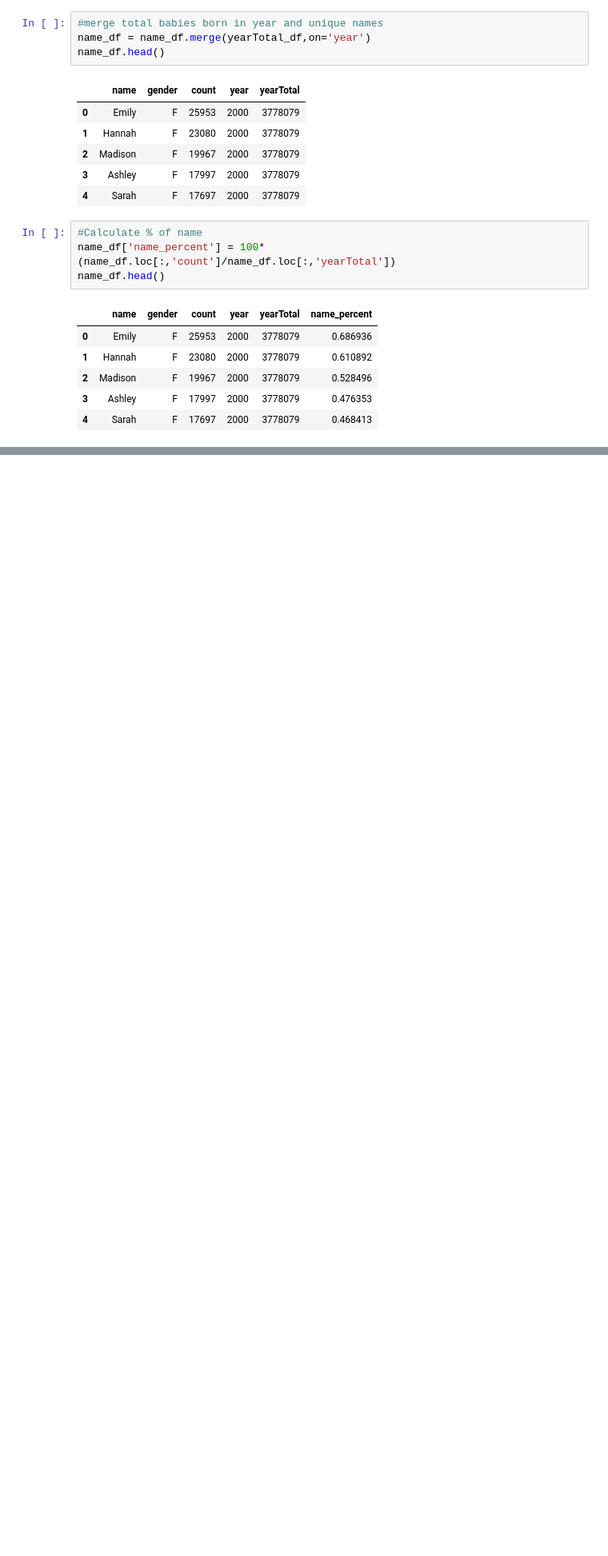
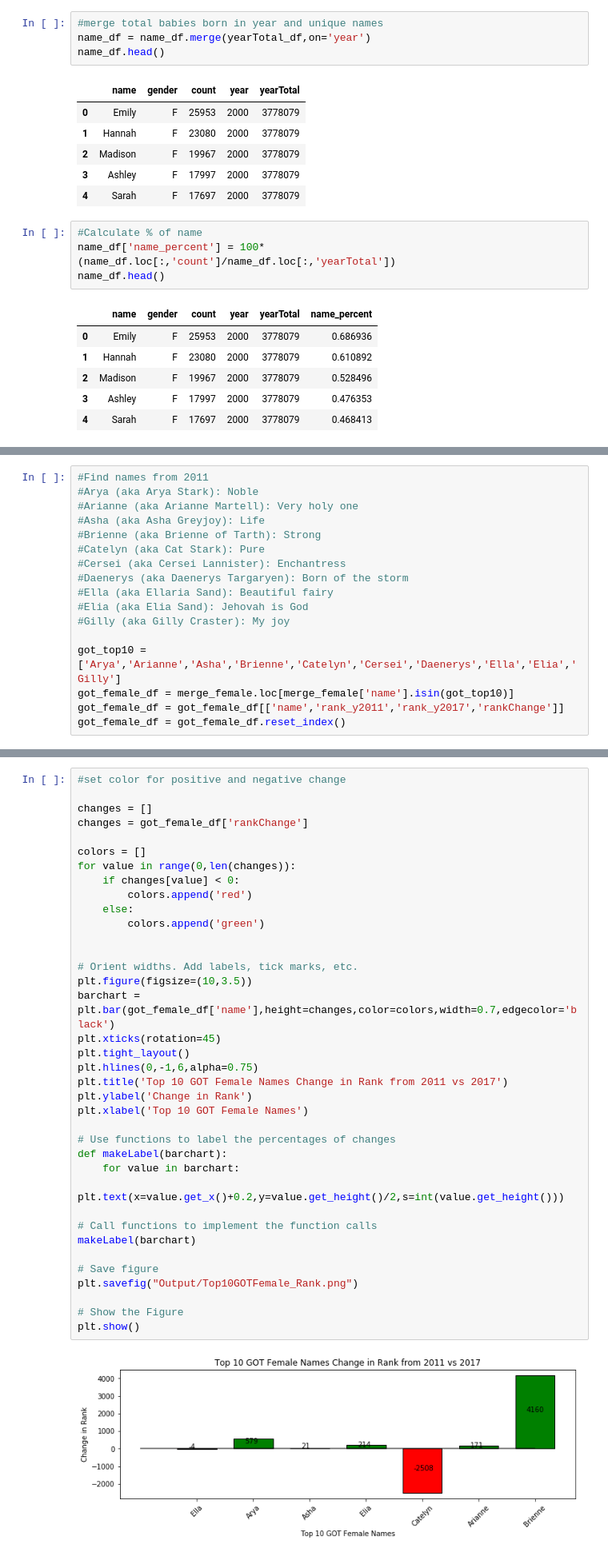
Before and after one commit to nsetnik0703/nightwatch, a Jupyter notebook: kelly_project.ipynb, the cells around one changed output, grey strips where cells are left out. Shown at 80% size. Saved outputs shown, nothing was run; the diff lists cells and outputs as text; blank space fills up the shorter version.

```diff
--- a/kelly_project.ipynb
+++ b/kelly_project.ipynb
@@ -178,0 +218,17 @@ Text(0.5,1,'Top 5 Female Names in 2011 vs 2017')
+# %%
+#Find names from 2011
+#Arya (aka Arya Stark): Noble
+#Arianne (aka Arianne Martell): Very holy one
+#Asha (aka Asha Greyjoy): Life
+#Brienne (aka Brienne of Tarth): Strong
+#Catelyn (aka Cat Stark): Pure
+#Cersei (aka Cersei Lannister): Enchantress
+#Daenerys (aka Daenerys Targaryen): Born of the storm
+#Ella (aka Ellaria Sand): Beautiful fairy
+#Elia (aka Elia Sand): Jehovah is God
+#Gilly (aka Gilly Craster): My joy
+
+got_top10 = ['Arya','Arianne','Asha','Brienne','Catelyn','Cersei','Daenerys','Ella','Elia','Gilly']
+got_female_df = merge_female.loc[merge_female['name'].isin(got_top10)]
+got_female_df = got_female_df[['name','rank_y2011','rank_y2017','rankChange']]
+got_female_df = got_female_df.reset_index()
@@ -178,0 +246,39 @@ Text(0.5,1,'Top 5 Female Names in 2011 vs 2017')
+# %%
+#set color for positive and negative change
+
+changes = []
+changes = got_female_df['rankChange']
+
+colors = []
+for value in range(0,len(changes)):
+    if changes[value] < 0:
+        colors.append('red')
+    else:
+        colors.append('green')
+
+
+# Orient widths. Add labels, tick marks, etc.
+plt.figure(figsize=(10,3.5))
+barchart = plt.bar(got_female_df['name'],height=changes,color=colors,width=0.7,edgecolor='black')
+plt.xticks(rotation=45)
+plt.tight_layout()
+plt.hlines(0,-1,6,alpha=0.75)
+plt.title('Top 10 GOT Female Names Change in Rank from 2011 vs 2017')
+plt.ylabel('Change in Rank')
+plt.xlabel('Top 10 GOT Female Names')
+
+# Use functions to label the percentages of changes
+def makeLabel(barchart):
+    for value in barchart:
+        plt.text(x=value.get_x()+0.2,y=value.get_height()/2,s=int(value.get_height()))
+
+# Call functions to implement the function calls
+makeLabel(barchart)
+
+# Save figure
+plt.savefig("Output/Top10GOTFemale_Rank.png")
+
+# Show the Figure
+plt.show()
+# %% [output]
+[figure, added]
```
Also changed, not shown: parts of 15 cells of this notebook, 2 other files.
